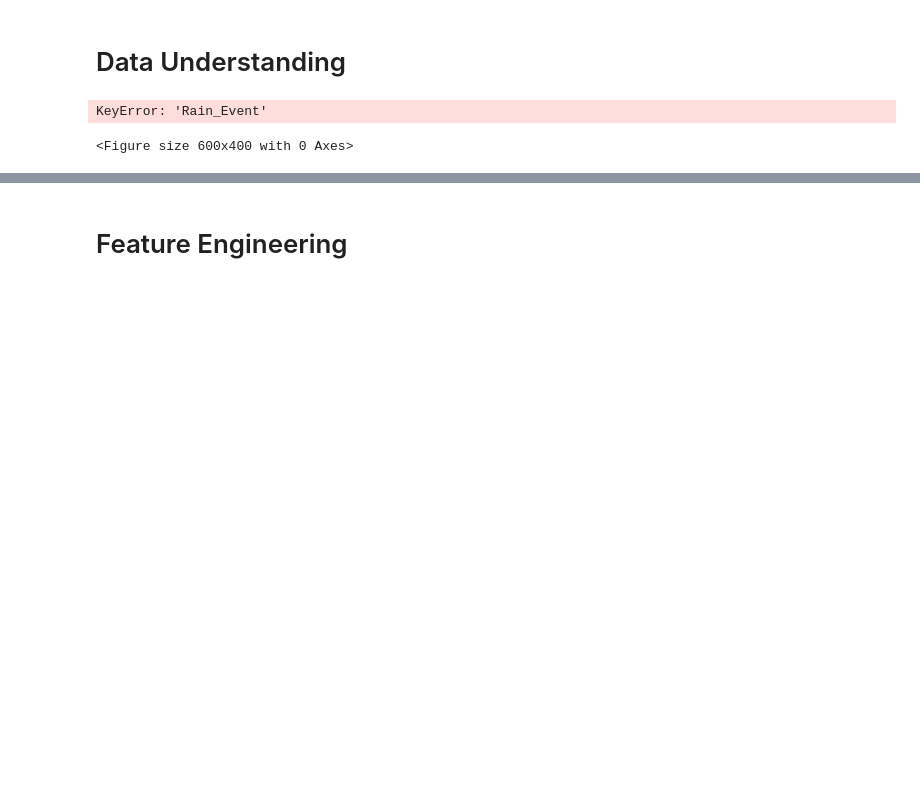
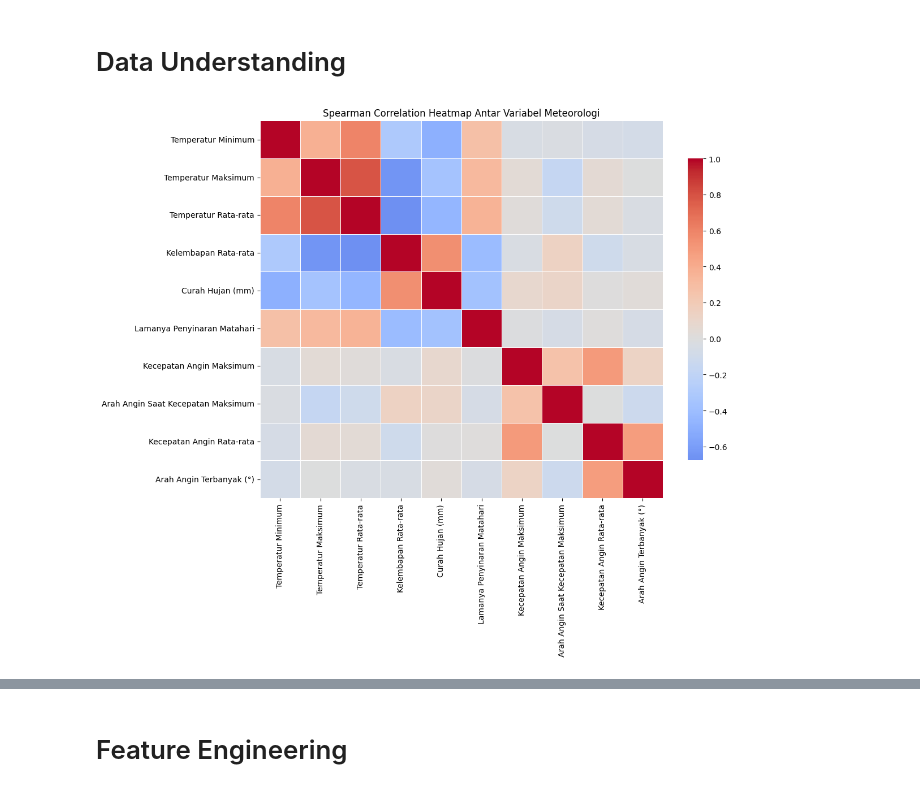
Before and after one commit to Ayusekar22/Jakarta-Weather-Prediction-2025, a Jupyter notebook: Jakarta_Weather_Analysis.ipynb, the cells around one changed output, grey strips where cells are left out. Cells and saved outputs as stored; diff of their text form; code cells hidden in the pictures; blank space fills up the shorter version.

```diff
--- a/Jakarta_Weather_Analysis.ipynb
+++ b/Jakarta_Weather_Analysis.ipynb
@@ -144,18 +147,22 @@ Arah Angin Terbanyak (°)              0
 dtype: int64
 # %% [markdown]
 # Data Understanding
-# %%
-import matplotlib.pyplot as plt
-
-plt.figure(figsize=(6,4))
-data1["Rain_Event"].value_counts(normalize=True).plot(
-    kind="bar", color="gray"
-)
-plt.xticks(rotation=0)
-plt.ylabel("Proportion")
-plt.title("Distribution of Rain and No-Rain Days")
-plt.tight_layout()
-plt.show()
-# %% [output]
-KeyError: 'Rain_Event'
-<Figure size 600x400 with 0 Axes>
+# %%
+df_corr = data1.select_dtypes(include=[np.number])
+
+# Spearman correlation (lebih robust utk non-linear)
+corr = df_corr.corr(method="spearman")
+
+plt.figure(figsize=(12, 10))
+sns.heatmap(
+    corr,
+    cmap="coolwarm",
+    center=0,
+    linewidths=0.5,
+    cbar_kws={"shrink": 0.8}
+)
+plt.title("Spearman Correlation Heatmap Antar Variabel Meteorologi")
+plt.tight_layout()
+plt.show()
+# %% [output]
+[figure, added]
```
Also changed, not shown: parts of 4 cells of this notebook, 3 other files.
